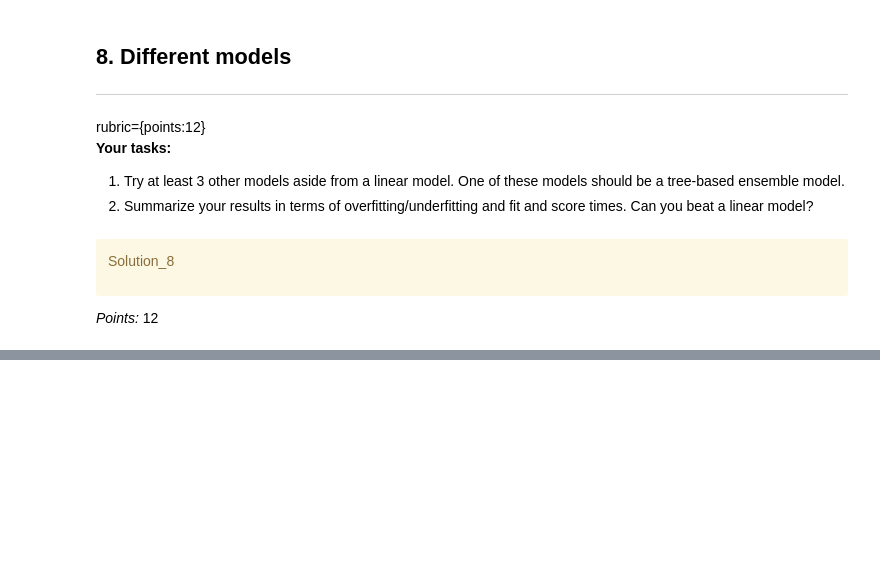
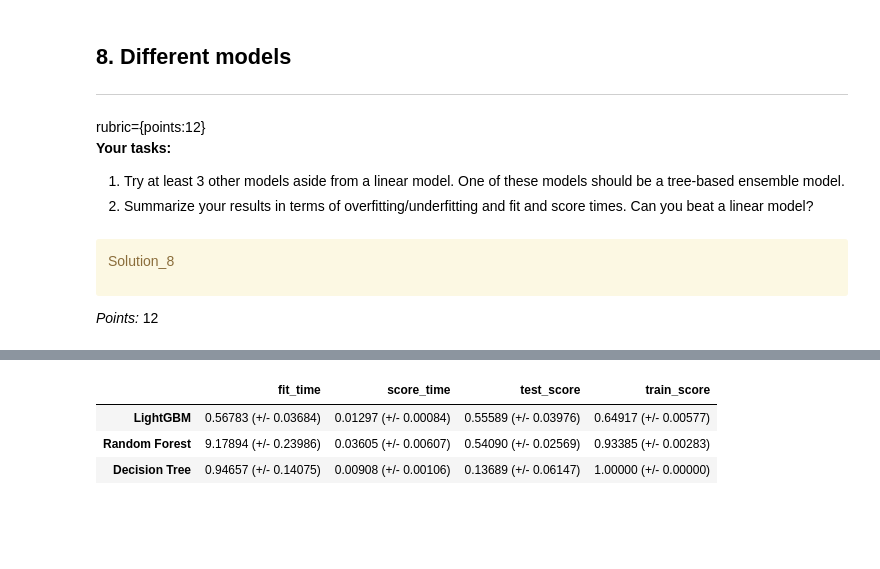
Before and after one commit to cheuyin/cpsc330-hw5, a Jupyter notebook: hw5.ipynb, the cells around one changed output, grey strips where cells are left out. Drawn from its saved outputs; the diff is of its cells as text; code cells hidden in the pictures; blank space fills up the shorter version.

```diff
--- a/hw5.ipynb
+++ b/hw5.ipynb
@@ -512,3 +545,23 @@ _Type your answer here, replacing this text._
+# %%
+# Adapted from Lecture 12: Ensembles
+
+diff_model_results = { }
+
+pipe_lgbm = make_pipeline(ct, LGBMRegressor(verbose=-1))
+diff_model_results['LightGBM'] = mean_std_cross_val_scores(pipe_lgbm, X_train, y_train, return_train_score=True)
+
+pipe_rf = make_pipeline(ct, RandomForestRegressor(n_jobs=-1, random_state=123))
+diff_model_results['Random Forest'] = mean_std_cross_val_scores(pipe_rf, X_train, y_train, return_train_score=True)
+
+pipe_tree = make_pipeline(ct, DecisionTreeRegressor())
+diff_model_results['Decision Tree'] = mean_std_cross_val_scores(pipe_tree, X_train, y_train, return_train_score=True)
+
+pd.DataFrame(diff_model_results).T
+# %% [output]
+|  | fit_time | score_time | test_score | train_score |
+| LightGBM | 0.56783 (+/- 0.03684) | 0.01297 (+/- 0.00084) | 0.55589 (+/- 0.03976) | 0.64917 (+/- 0.00577) |
+| Random Forest | 9.17894 (+/- 0.23986) | 0.03605 (+/- 0.00607) | 0.54090 (+/- 0.02569) | 0.93385 (+/- 0.00283) |
+| Decision Tree | 0.94657 (+/- 0.14075) | 0.00908 (+/- 0.00106) | 0.13689 (+/- 0.06147) | 1.00000 (+/- 0.00000) |
 # %% [markdown]
 <!-- END QUESTION -->
 
```
Also changed, not shown: parts of 52 cells of this notebook, 1 other file.
